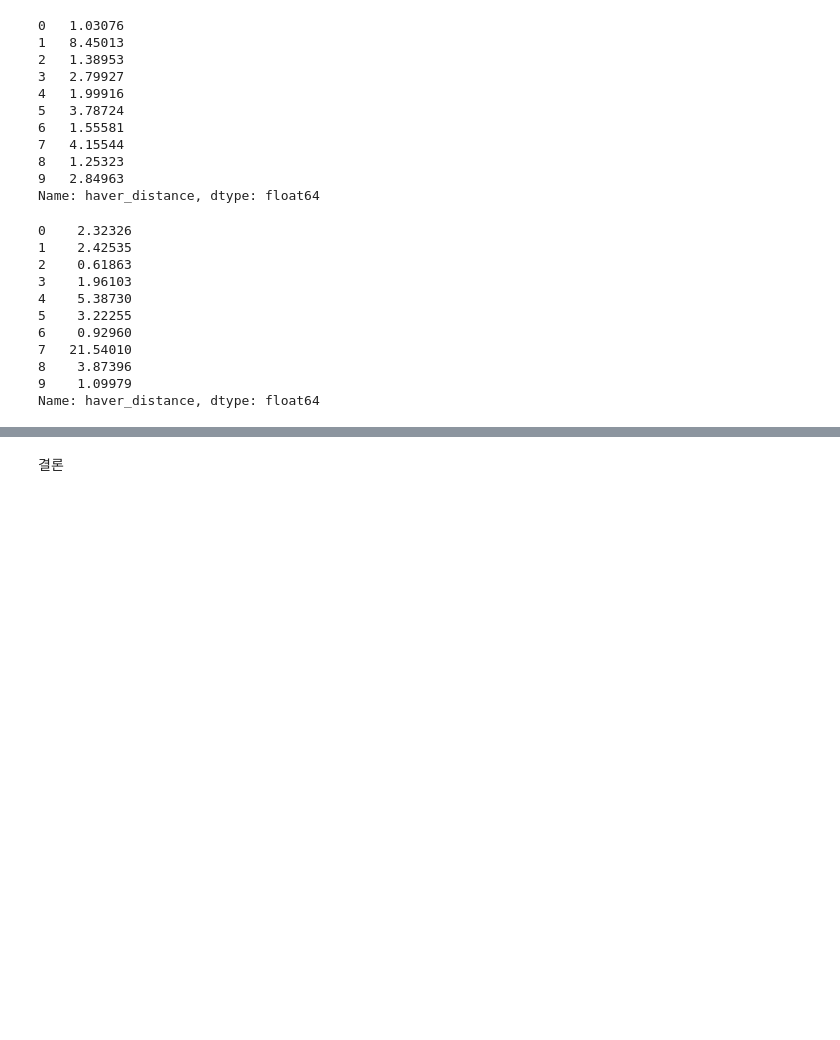
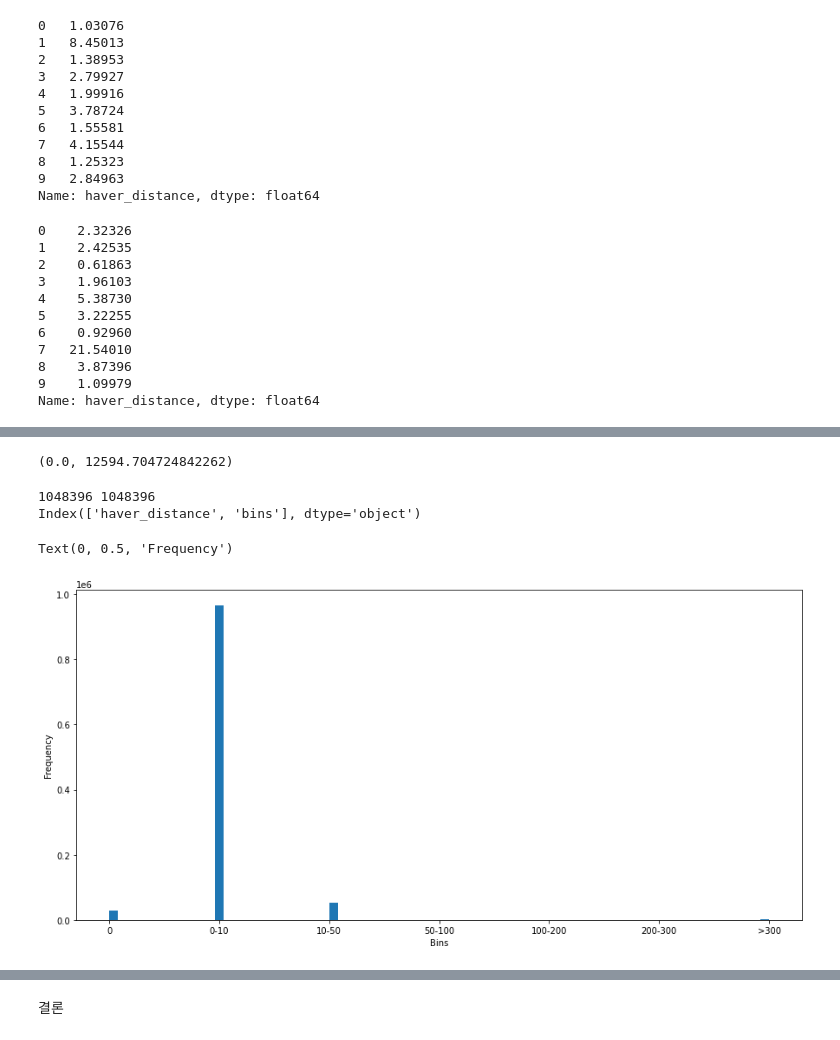
Before and after one commit to codelspak/Struggles, a Jupyter notebook: WK27_case1_Kaggle_ML_Regression_NewYork_Taxi_Fare_Prediction.ipynb, the cells around one changed output, grey strips where cells are left out. Drawn from its saved outputs; the diff is of its cells as text; code cells hidden in the pictures; blank space fills up the shorter version.

```diff
--- a/WK27_case1_Kaggle_ML_Regression_NewYork_Taxi_Fare_Prediction.ipynb
+++ b/WK27_case1_Kaggle_ML_Regression_NewYork_Taxi_Fare_Prediction.ipynb
@@ -667,0 +703,37 @@ Name: haver_distance, dtype: float64
+# %%
+train.haver_distance.min(), train.haver_distance.max()
+# %% [output]
+(0.0, 12594.704724842262)
+# %%
+# 10km 간격으로 bins 나누어 시각화해줌
+bins0 = train.loc[ (train['haver_distance'] == 0), ['haver_distance'] ]
+bins1 = train.loc[ (train['haver_distance'] > 0) & (train['haver_distance'] <= 10), ['haver_distance'] ]
+bins2 = train.loc[ (train['haver_distance'] > 10) & (train['haver_distance'] <= 50), ['haver_distance'] ]
+bins3 = train.loc[ (train['haver_distance'] > 50) & (train['haver_distance'] <= 100), ['haver_distance'] ]
+bins4 = train.loc[ (train['haver_distance'] > 100) & (train['haver_distance'] <= 200), ['haver_distance'] ]
+bins5 = train.loc[ (train['haver_distance'] > 200) & (train['haver_distance'] <= 300), ['haver_distance'] ]
+bins6 = train.loc[ (train['haver_distance'] > 300) , ['haver_distance'] ]
+
+bins0['bins'] = '0'
+bins1['bins'] = '0-10'
+bins2['bins'] = '10-50'
+bins3['bins'] = '50-100'
+bins4['bins'] = '100-200'
+bins5['bins'] = '200-300'
+bins6['bins'] = '>300'
+
+dist_bins = pd.concat([bins0, bins1, bins2, bins3, bins4, bins5, bins6])
+
+print(len(dist_bins), len(train))
+print(dist_bins.columns)
+# %% [output]
+1048396 1048396
+Index(['haver_distance', 'bins'], dtype='object')
+# %%
+plt.figure(figsize=(15,7))
+plt.hist(dist_bins['bins'], bins=75)
+plt.xlabel('Bins')
+plt.ylabel('Frequency')
+# %% [output]
+Text(0, 0.5, 'Frequency')
+[figure, added]
```
Also changed, not shown: parts of 85 cells of this notebook.
